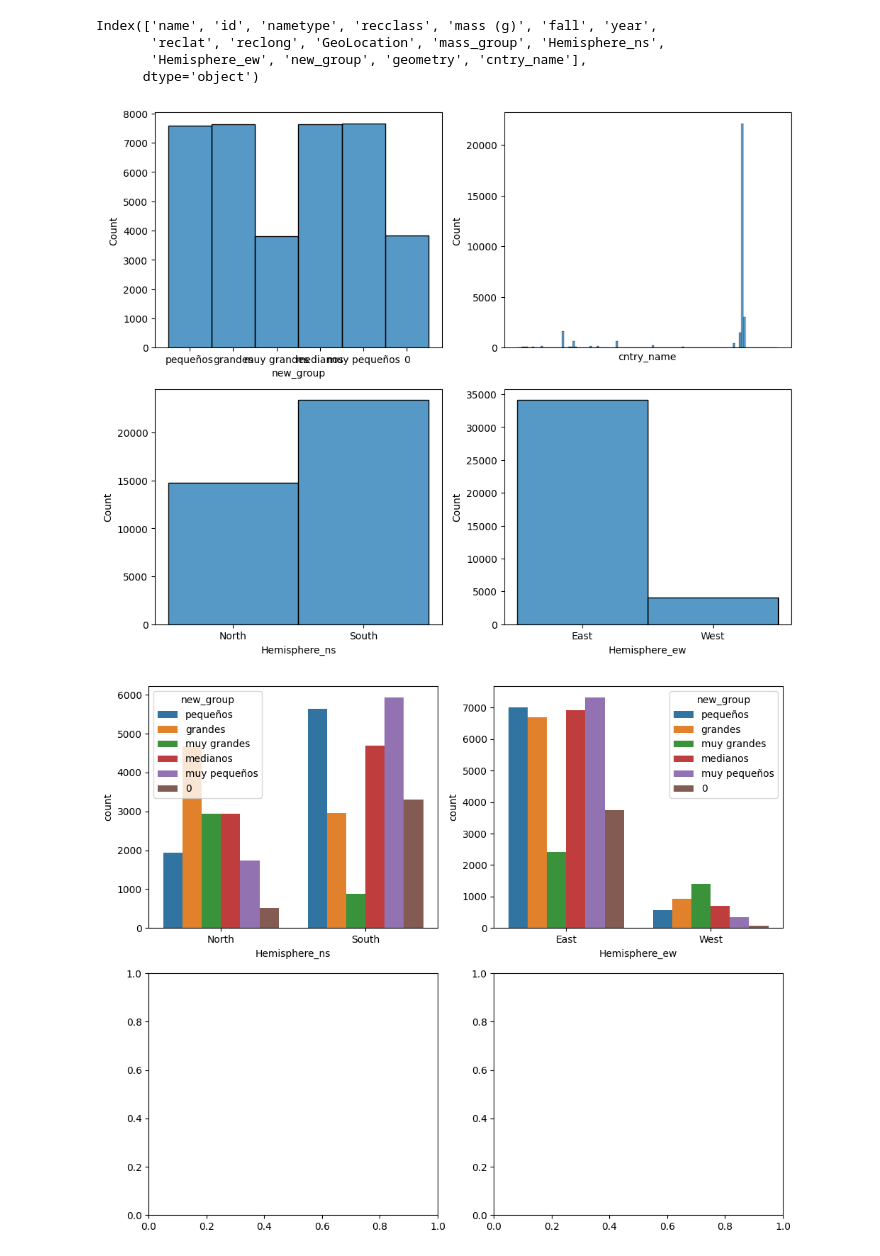
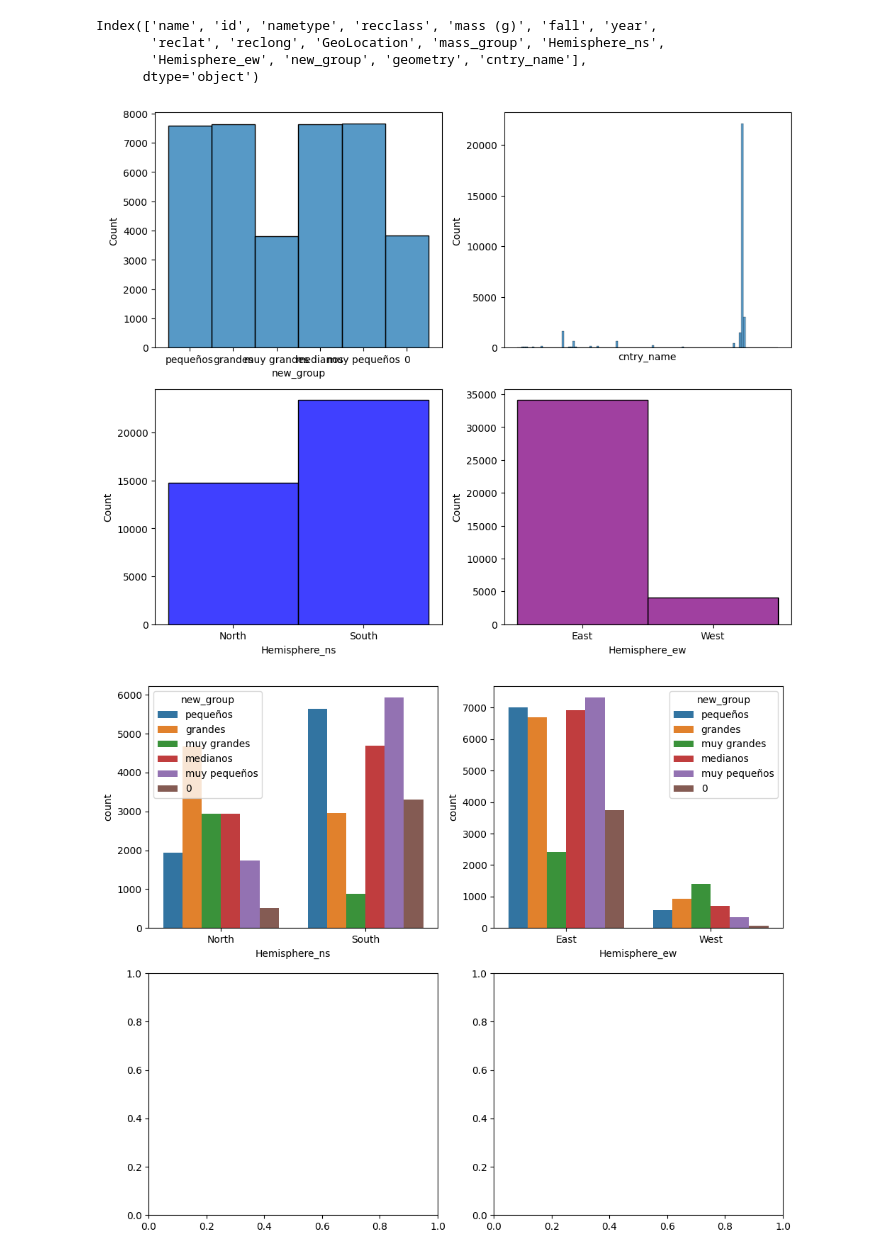
Before and after one commit to PabloRoblesA/Prologo_Proyecto, a Jupyter notebook: src/EDA.ipynb, the cells around one changed output. Drawn from its saved outputs; the diff is of its cells as text; code cells hidden in the pictures.

```diff
--- a/src/EDA.ipynb
+++ b/src/EDA.ipynb
@@ -193,22 +193,22 @@ Index(['name', 'id', 'nametype', 'recclass', 'mass (g)', 'fall', 'year',
 # %%
 #EDA
 import matplotlib.pyplot as plt
 import seaborn as sns
 
 df['new_group'] = df['new_group'].astype(str)
 
 #Graficar variables categoricas
 fig,axis = plt.subplots(2, 2, figsize=(10,8))
 
 sns.histplot(ax=axis[0,0],data=df,x='new_group')
 sns.histplot(ax=axis[0,1],data=df,x='cntry_name').set_xticks([])
-sns.histplot(ax=axis[1,0],data=df,x='Hemisphere_ns')
-sns.histplot(ax=axis[1,1],data=df,x='Hemisphere_ew')
+sns.histplot(ax=axis[1,0],data=df,x='Hemisphere_ns', color='blue')
+sns.histplot(ax=axis[1,1],data=df,x='Hemisphere_ew', color='purple')
 
 plt.tight_layout()
 plt.show()
 # %% [output]
-[figure, old version]
+[figure, new version]
 # %%
 #Analisis multivariante: Categorico-Categorico
 fig,axis = plt.subplots(2, 2, figsize=(10,8))
```
Also changed, not shown: parts of 3 cells of this notebook, 2 other files.
